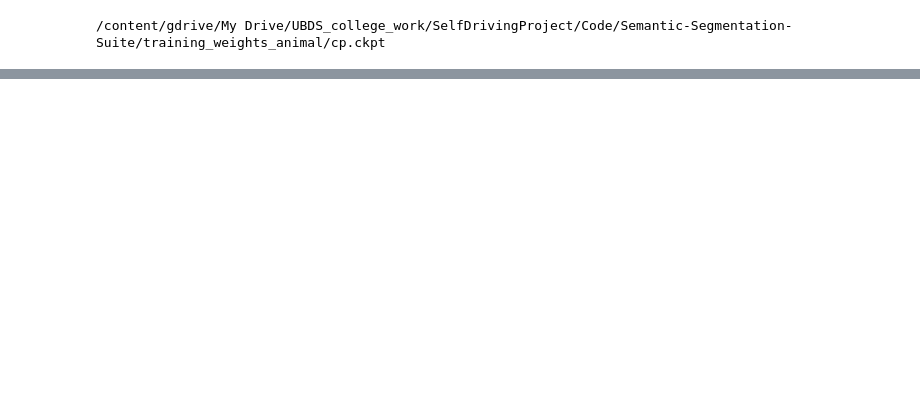
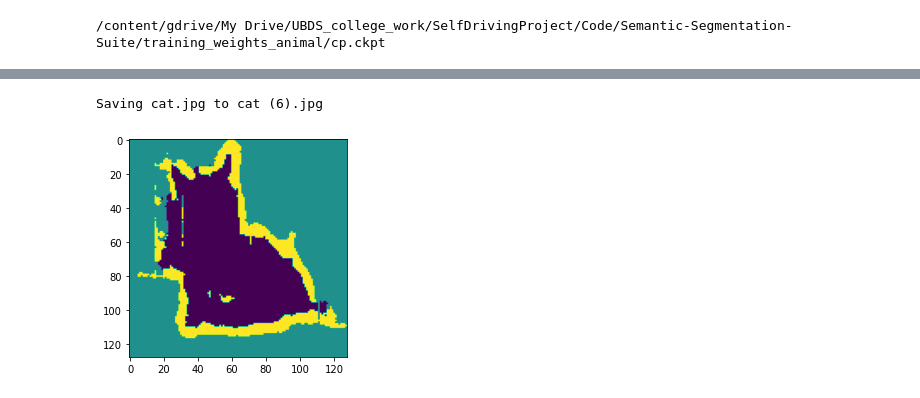
Before and after one commit to nikita-goswami/Image-Segmentation, a Jupyter notebook: src/animal_dataset_segmentation.ipynb, the cells around one changed output, grey strips where cells are left out. Drawn from its saved outputs; the diff is of its cells as text; code cells hidden in the pictures; blank space fills up the shorter version.

```diff
--- a/src/animal_dataset_segmentation.ipynb
+++ b/src/animal_dataset_segmentation.ipynb
@@ -265,0 +277,36 @@ show_predictions(test_dataset, 3,model2)
+# %%
+# Upload and Test your own image to see if it's classified as a Road or not
+
+import numpy as np
+from google.colab import files
+from keras.preprocessing import image
+
+uploaded = files.upload()
+
+for fn in uploaded.keys():
+
+  # predicting images
+  path = '/content/' + fn
+  test_img=cv2.imread(path,1)
+  test_img =cv2.cvtColor(test_img,cv2.COLOR_BGR2RGB)
+  test_img =cv2.resize(test_img,(128,128))
+  test_img = tf.cast(test_img, tf.float32) / 255.0
+
+
+  # x = image.img_to_array(img)
+  x = np.expand_dims(test_img, axis=0)
+  pred=model.predict(x)
+  pred_0=pred[0]
+  # pred_0=pred[0]
+  pred_max=np.zeros((pred_0.shape[0],pred_0.shape[1]))
+  for i in range(pred_0.shape[0]):
+    for j in range(pred_0.shape[1]):
+      if pred_0[i,j,0]>pred_0[i,j,1] and pred_0[i,j,0]>pred_0[i,j,2]:
+        pred_max[i,j]=0
+      elif pred_0[i,j,1]>pred_0[i,j,0] and pred_0[i,j,1]>pred_0[i,j,2]:
+        pred_max[i,j]=1
+      else:
+        pred_max[i,j]=2
+  plt.imshow(pred_max)
+  plt.show()
+# %% [output]
@@ -265,0 +314,2 @@ show_predictions(test_dataset, 3,model2)
+Saving cat.jpg to cat (6).jpg
+[figure, added]
```
Also changed, not shown: parts of 4 cells of this notebook.
